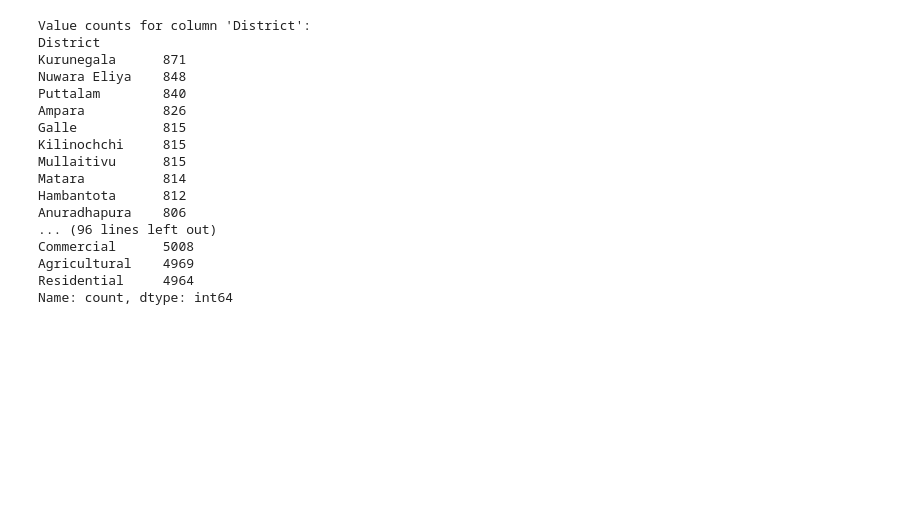
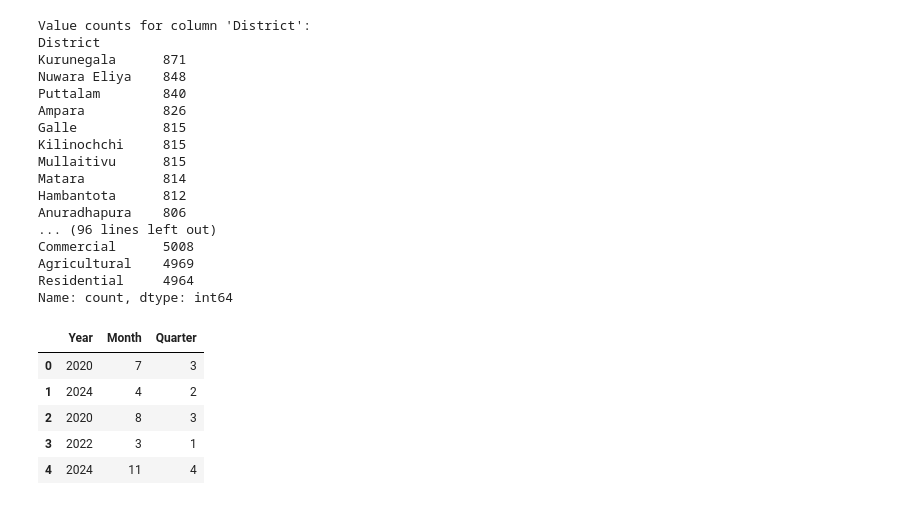
Before and after one commit to DhaneeraDulvanya/Sri-Lankan-Land-Price-Prediction-and-Real-Estate-Market-Analysis-System, a Jupyter notebook: notebooks/01_data_understandings.ipynb, the cells around one changed output. Cells and saved outputs as stored; diff of their text form; code cells hidden in the pictures; blank space fills up the shorter version.

Commit message:
get Year, month and Quater from the full date

```diff
--- a/notebooks/01_data_understandings.ipynb
+++ b/notebooks/01_data_understandings.ipynb
@@ -646,3 +646,18 @@ Commercial      5008
 Agricultural    4969
 Residential     4964
 Name: count, dtype: int64
+# %%
+df_copy["Year"] = df_copy["Published_Date"].dt.year
+df_copy["Month"] = df_copy["Published_Date"].dt.month
+df_copy["Quarter"] = df_copy["Published_Date"].dt.quarter
+# %%
+df_copy[
+    ["Year", "Month", "Quarter"]
+].head()
+# %% [output]
+|  | Year | Month | Quarter |
+| 0 | 2020 | 7 | 3 |
+| 1 | 2024 | 4 | 2 |
+| 2 | 2020 | 8 | 3 |
+| 3 | 2022 | 3 | 1 |
+| 4 | 2024 | 11 | 4 |
```
